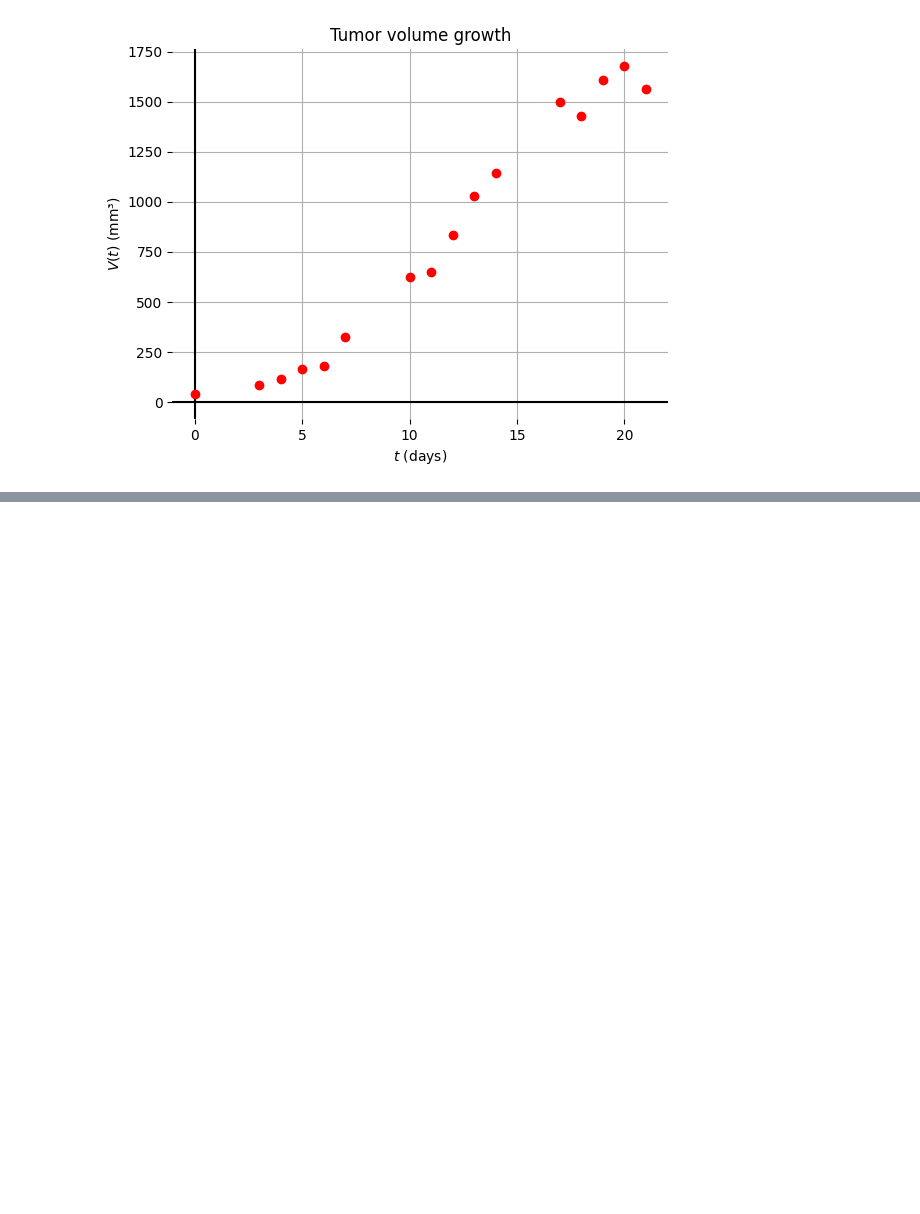
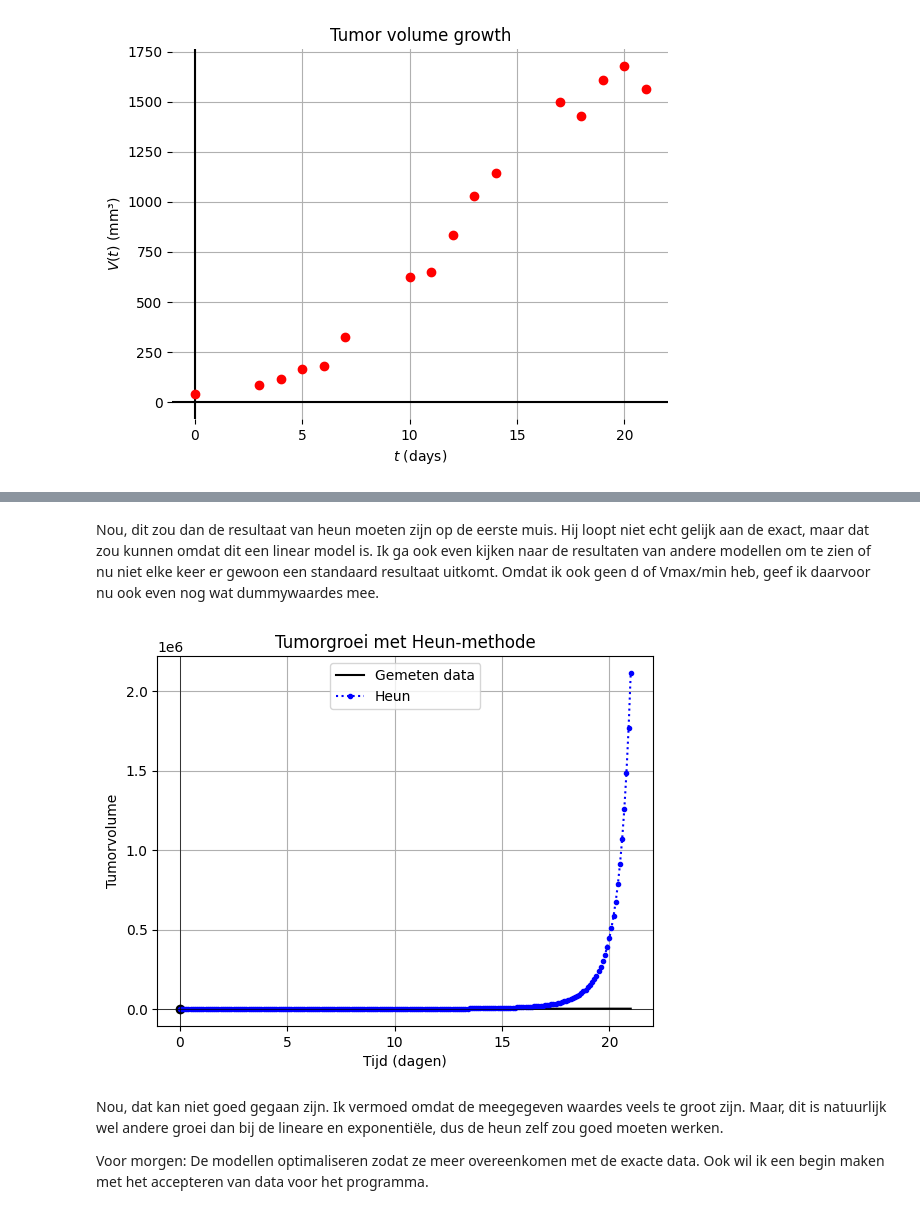
Before and after one commit to FleurLuten/ModellerenVanKankerCasusA, a Jupyter notebook: Logboek/Vincent.ipynb, the cells around one changed output, grey strips where cells are left out. Drawn from its saved outputs; the diff is of its cells as text; code cells hidden in the pictures; blank space fills up the shorter version.

```diff
--- a/Logboek/Vincent.ipynb
+++ b/Logboek/Vincent.ipynb
@@ -76,0 +187,26 @@ def dingetje(V, c, delta_t):
+# %% [markdown]
+Nou, dit zou dan de resultaat van heun moeten zijn op de eerste muis. Hij loopt niet echt gelijk aan de exact, maar dat zou kunnen omdat dit een linear model is. Ik ga ook even kijken naar de resultaten van andere modellen om te zien of nu niet elke keer er gewoon een standaard resultaat uitkomt. Omdat ik ook geen d of Vmax/min heb, geef ik daarvoor nu ook even nog wat dummywaardes mee.
+# %%
+c = 0.1
+d = 1.2
+t_heun, v_heun = heun_solver(mendelsohn, V0, t_start, t_end, dt, (c, d, ))
+
+plt.plot(ts, Vs, '-k', label='Gemeten data')
+plt.plot(ts[0], Vs[0], 'ok')
+plt.plot(t_heun, v_heun, '.:b', label='Heun')
+
+plt.axhline(0.0, lw=0.5, color='k')
+plt.axvline(0.0, lw=0.5, color='k')
+
+plt.grid(True)
+plt.legend()
+plt.xlabel('Tijd (dagen)')
+plt.ylabel('Tumorvolume')
+plt.title('Tumorgroei met Heun-methode')
+plt.show()
+# %% [output]
+[figure, added]
+# %% [markdown]
+Nou, dat kan niet goed gegaan zijn. Ik vermoed omdat de meegegeven waardes veels te groot zijn. Maar, dit is natuurlijk wel andere groei dan bij de lineare en exponentiële, dus de heun zelf zou goed moeten werken.
+
+Voor morgen: De modellen optimaliseren zodat ze meer overeenkomen met de exacte data. Ook wil ik een begin maken met het accepteren van data voor het programma.
```
Also changed, not shown: parts of 24 cells of this notebook, 5 other files.
